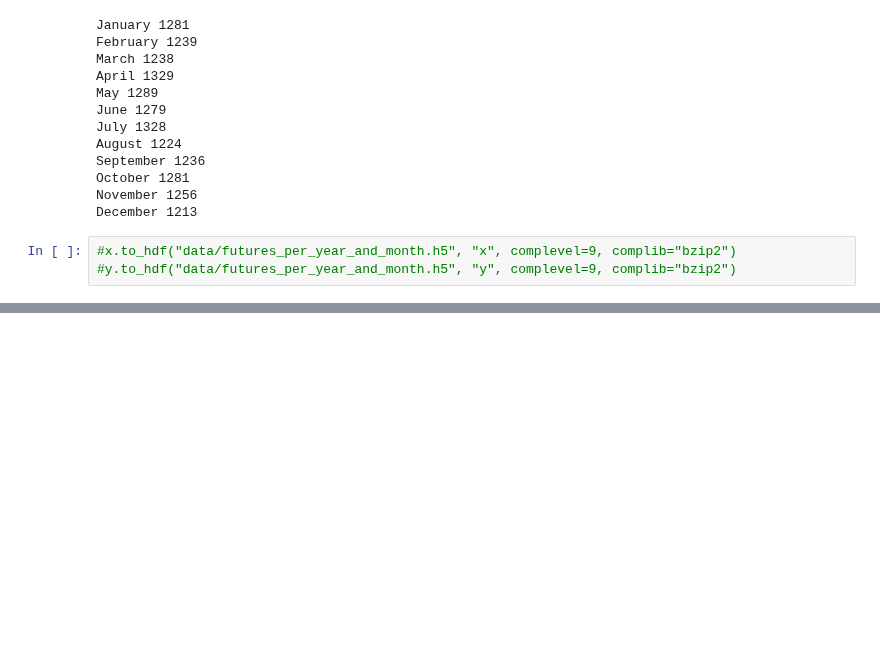
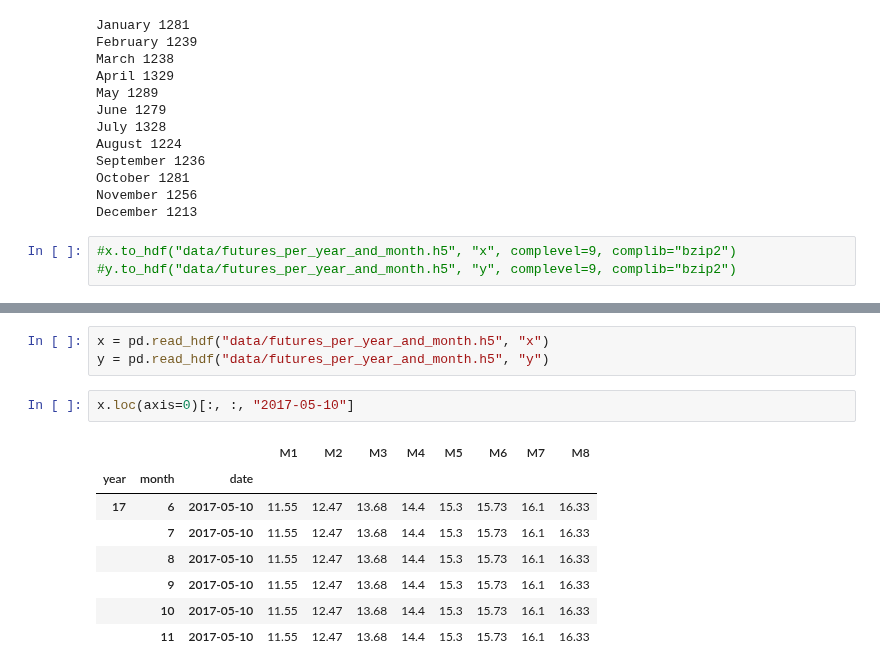
Before and after one commit to leyhline/vix-term-structure, a Jupyter notebook: futureswise.ipynb, the cells around one changed output, grey strips where cells are left out. Drawn from its saved outputs; the diff is of its cells as text; blank space fills up the shorter version.

```diff
--- a/futureswise.ipynb
+++ b/futureswise.ipynb
@@ -329,0 +342,14 @@ December 1213
+# %%
+x = pd.read_hdf("data/futures_per_year_and_month.h5", "x")
+y = pd.read_hdf("data/futures_per_year_and_month.h5", "y")
+# %%
+x.loc(axis=0)[:, :, "2017-05-10"]
+# %% [output]
+|  |  |  | M1 | M2 | M3 | M4 | M5 | M6 | M7 | M8 |
+| year | month | date |  |  |  |  |  |  |  |  |
+| 17 | 6 | 2017-05-10 | 11.55 | 12.47 | 13.68 | 14.4 | 15.3 | 15.73 | 16.1 | 16.33 |
+|  | 7 | 2017-05-10 | 11.55 | 12.47 | 13.68 | 14.4 | 15.3 | 15.73 | 16.1 | 16.33 |
+|  | 8 | 2017-05-10 | 11.55 | 12.47 | 13.68 | 14.4 | 15.3 | 15.73 | 16.1 | 16.33 |
+|  | 9 | 2017-05-10 | 11.55 | 12.47 | 13.68 | 14.4 | 15.3 | 15.73 | 16.1 | 16.33 |
+|  | 10 | 2017-05-10 | 11.55 | 12.47 | 13.68 | 14.4 | 15.3 | 15.73 | 16.1 | 16.33 |
+|  | 11 | 2017-05-10 | 11.55 | 12.47 | 13.68 | 14.4 | 15.3 | 15.73 | 16.1 | 16.33 |
```
Also changed, not shown: parts of 10 cells of this notebook, 1 other file.
